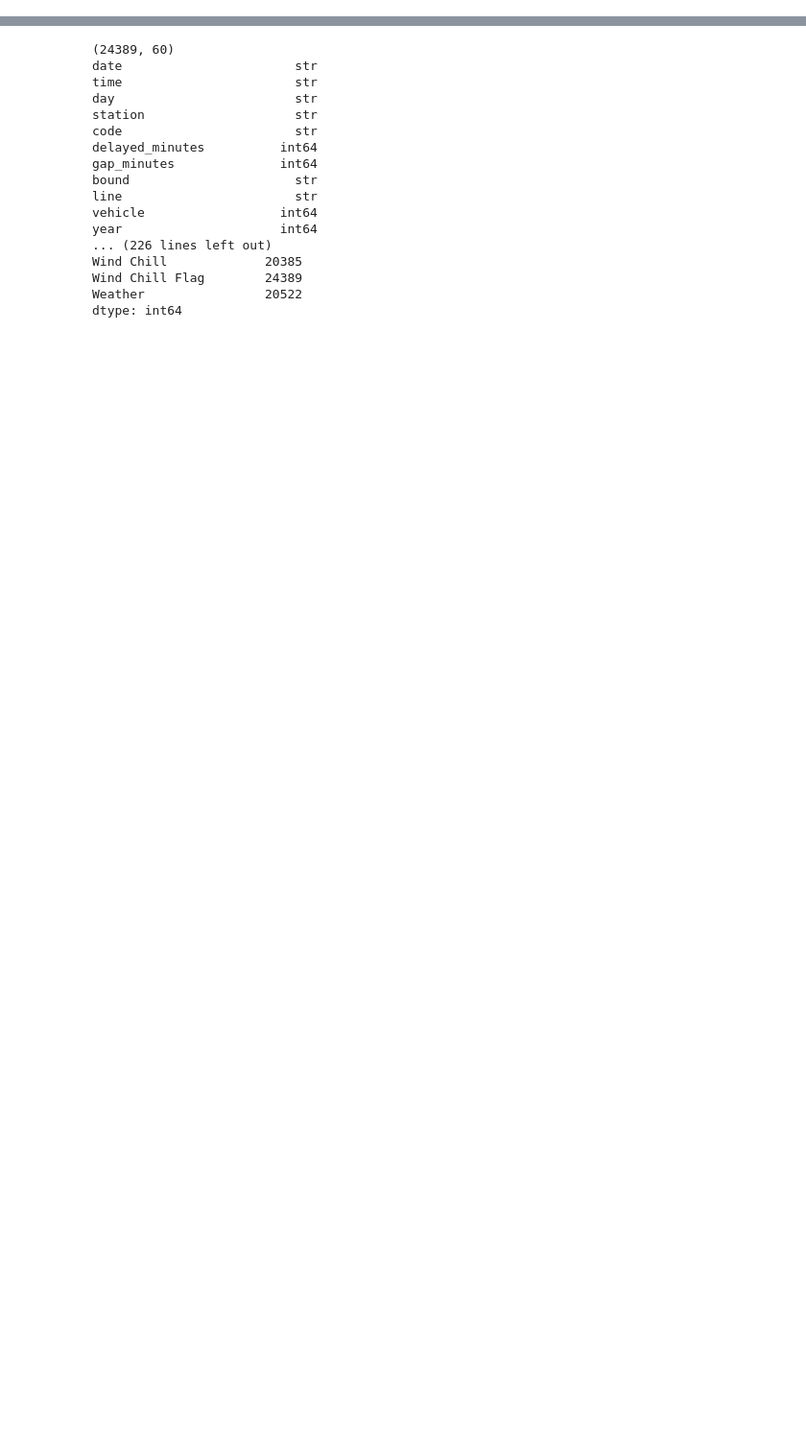
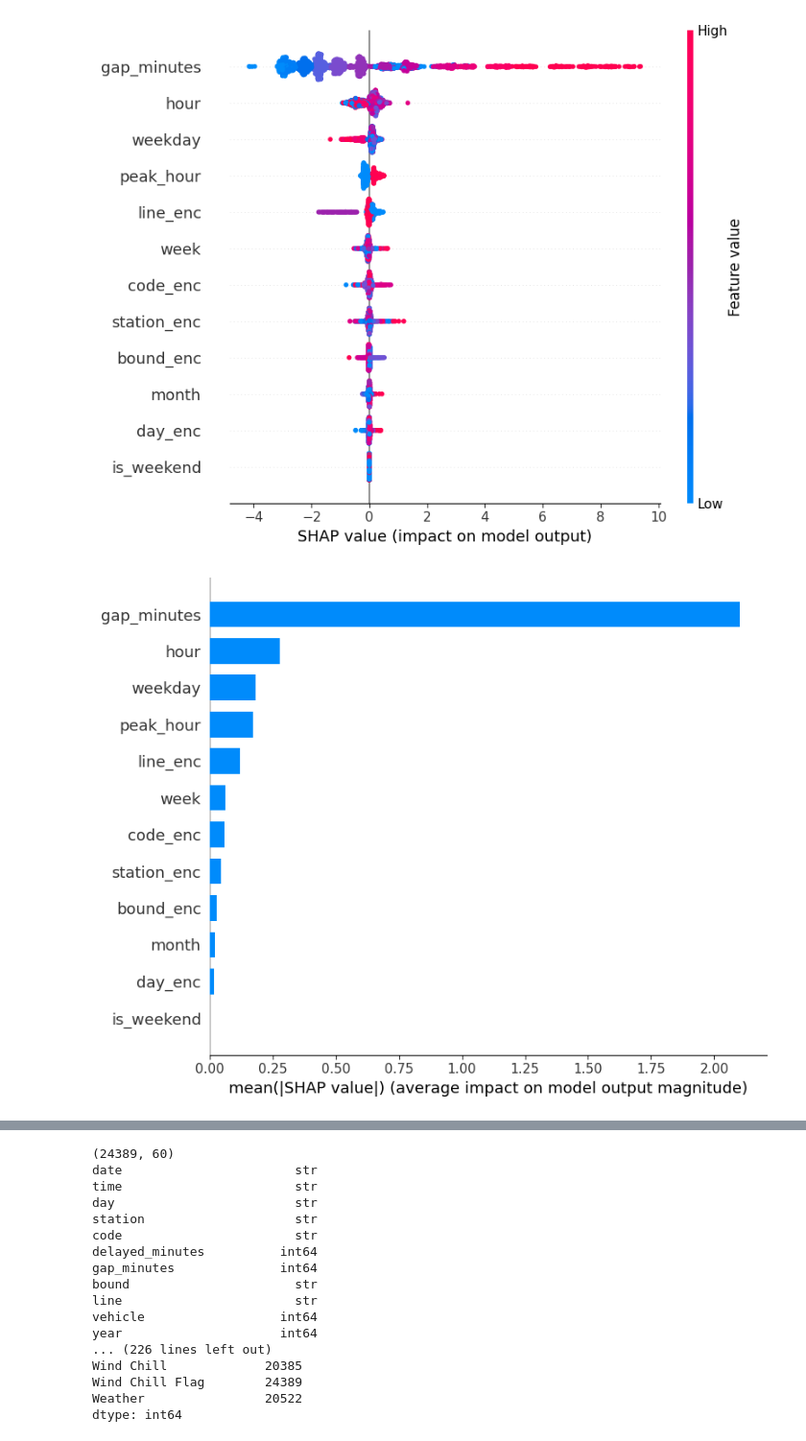
Before and after one commit to hwalia/C8ML7_subwaydelay, a Jupyter notebook: model/XGboost.ipynb, the cells around one changed output, grey strips where cells are left out. Shown at 96% size. Saved outputs shown, nothing was run; the diff lists cells and outputs as text; code cells hidden in the pictures; blank space fills up the shorter version.

```diff
--- a/model/XGboost.ipynb
+++ b/model/XGboost.ipynb
@@ -23,0 +302,29 @@ import shap  # SHapley Additive exPlanations — explains which features drive p
+# %%
+## 11. SHAP ANALYSIS
+
+# SHAP explains WHY the model made each prediction
+# by assigning each feature a contribution value (positive or negative)
+
+# Sample 2000 rows from the test set for speed — SHAP is computationally expensive
+X_shap = X_test.sample(n=min(2000, len(X_test)), random_state=42).copy()
+
+# Force all columns to float — SHAP requires purely numeric input
+X_shap = X_shap.astype(float)
+
+# TreeExplainer is optimized for tree-based models like XGBoost
+explainer = shap.TreeExplainer(best_model)
+
+# Compute SHAP values — one value per feature per row
+# Positive SHAP = pushed prediction higher, Negative = pushed prediction lower
+shap_values = explainer.shap_values(X_shap)
+
+# Summary plot: shows distribution of SHAP values for each feature
+# Each dot is one prediction — color shows the feature value (red=high, blue=low)
+shap.summary_plot(shap_values, X_shap, feature_names=FEATURES)
+
+# Bar plot: shows average absolute SHAP value per feature
+# This is a cleaner version of overall feature importance
+shap.summary_plot(shap_values, X_shap, feature_names=FEATURES, plot_type='bar')
+# %% [output]
+[figure, added]
+[figure, added]
```
Also changed, not shown: parts of 15 cells of this notebook.
